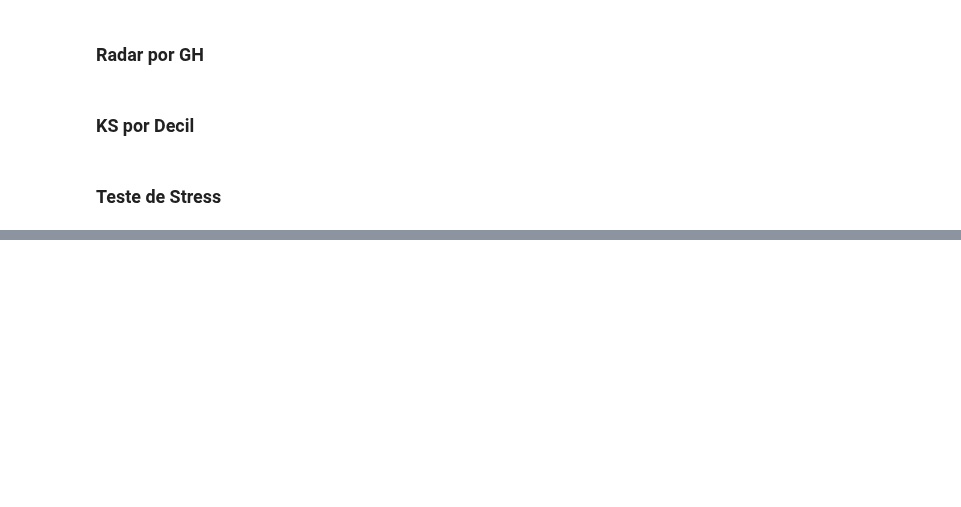
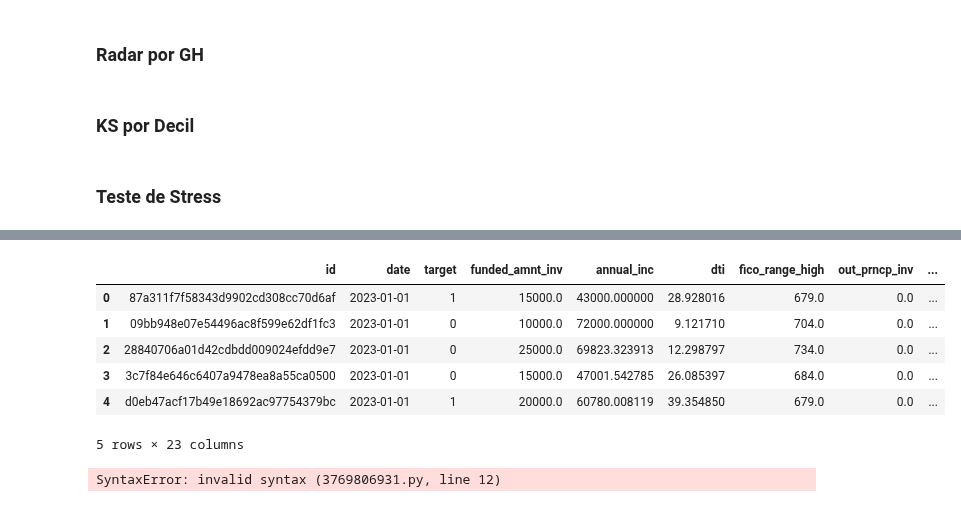
Before and after one commit to joaaomaia/RiskPilot, a Jupyter notebook: examples/binary_performance_full_demo.ipynb, the cells around one changed output, grey strips where cells are left out. Saved outputs shown, nothing was run; the diff lists cells and outputs as text; code cells hidden in the pictures; blank space fills up the shorter version.

Commit message:
exemplo, synthetic, binary

```diff
--- a/examples/binary_performance_full_demo.ipynb
+++ b/examples/binary_performance_full_demo.ipynb
@@ -656,3 +743,18 @@ anim_fig.show()
 evaluator.plot_decile_ks()
 # %% [markdown]
 ### Teste de Stress
+# %%
+gen = LookAhead(
+    id_cols=ID_COLS,
+    date_cols=DATE_COLS
+).fit(df_train)
+
+synthetic = gen.generate(
+    n_periods=36,
+    freq='ME',
+    scenario='stress')
+print(synthetic['date'].min())
+print(synthetic['date'].max())
+
+display(synthetic.head())
+# %% [output]
@@ -659,5 +763,18 @@ evaluator.plot_decile_ks()
+|  | id | date | target | funded_amnt_inv | annual_inc | dti | fico_range_high | out_prncp_inv | ... |
+| 0 | 87a311f7f58343d9902cd308cc70d6af | 2023-01-01 | 1 | 15000.0 | 43000.000000 | 28.928016 | 679.0 | 0.0 | ... |
+| 1 | 09bb948e07e54496ac8f599e62df1fc3 | 2023-01-01 | 0 | 10000.0 | 72000.000000 | 9.121710 | 704.0 | 0.0 | ... |
+| 2 | 28840706a01d42cdbdd009024efdd9e7 | 2023-01-01 | 0 | 25000.0 | 69823.323913 | 12.298797 | 734.0 | 0.0 | ... |
+| 3 | 3c7f84e646c6407a9478ea8a55ca0500 | 2023-01-01 | 0 | 15000.0 | 47001.542785 | 26.085397 | 684.0 | 0.0 | ... |
+| 4 | d0eb47acf17b49e18692ac97754379bc | 2023-01-01 | 1 | 20000.0 | 60780.008119 | 39.354850 | 679.0 | 0.0 | ... |
+5 rows × 23 columns
 # %%
-# gen = LookAhead(id_cols=['id'], date_cols=['date']).fit(train)
-# evaluator.synthetic_gen = gen
-# stress = evaluator.run_stress_test()
-# stress['metrics']
+gen = LookAhead(
+    id_cols=['id'],
+    date_cols=['date']).fit(df_train)
+
+evaluator.synthetic_gen = synthetic
+
+stress = evaluator.run_stress_test()
+stress['metrics']
+# %% [output]
+SyntaxError: invalid syntax (3769806931.py, line 12)
```
Also changed, not shown: parts of 32 cells of this notebook, 2 other files.
